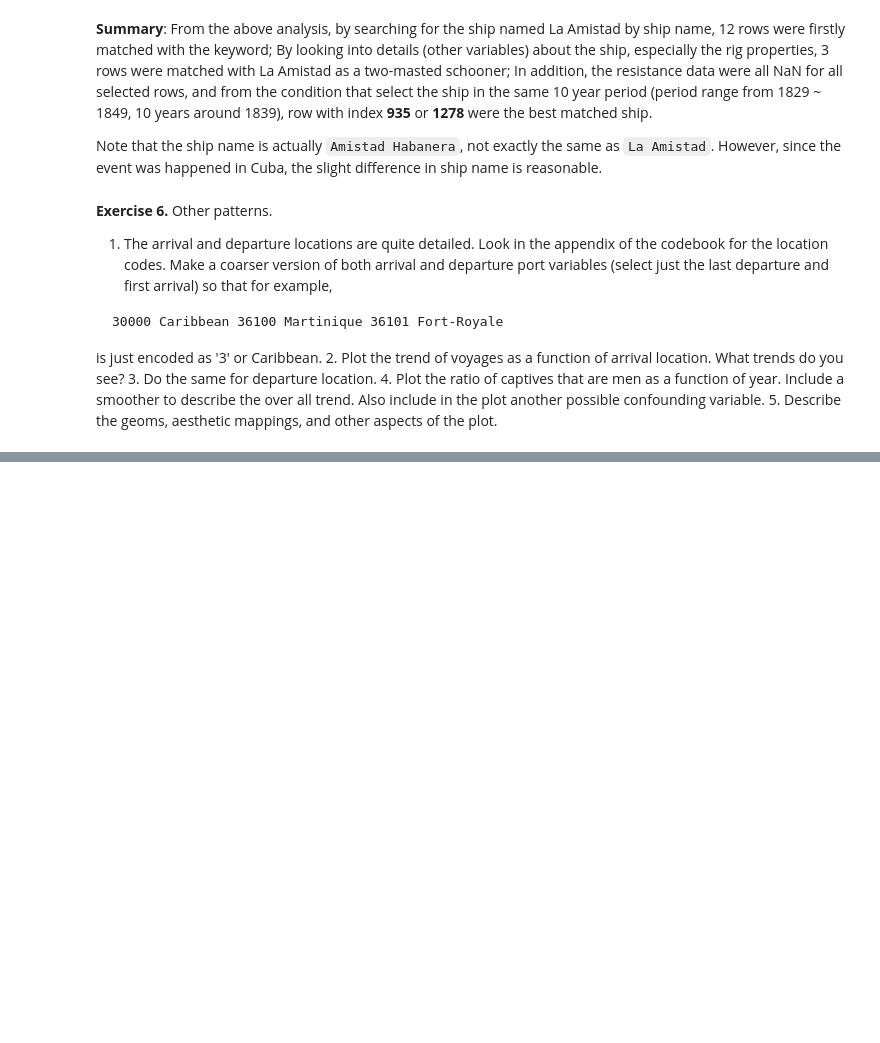
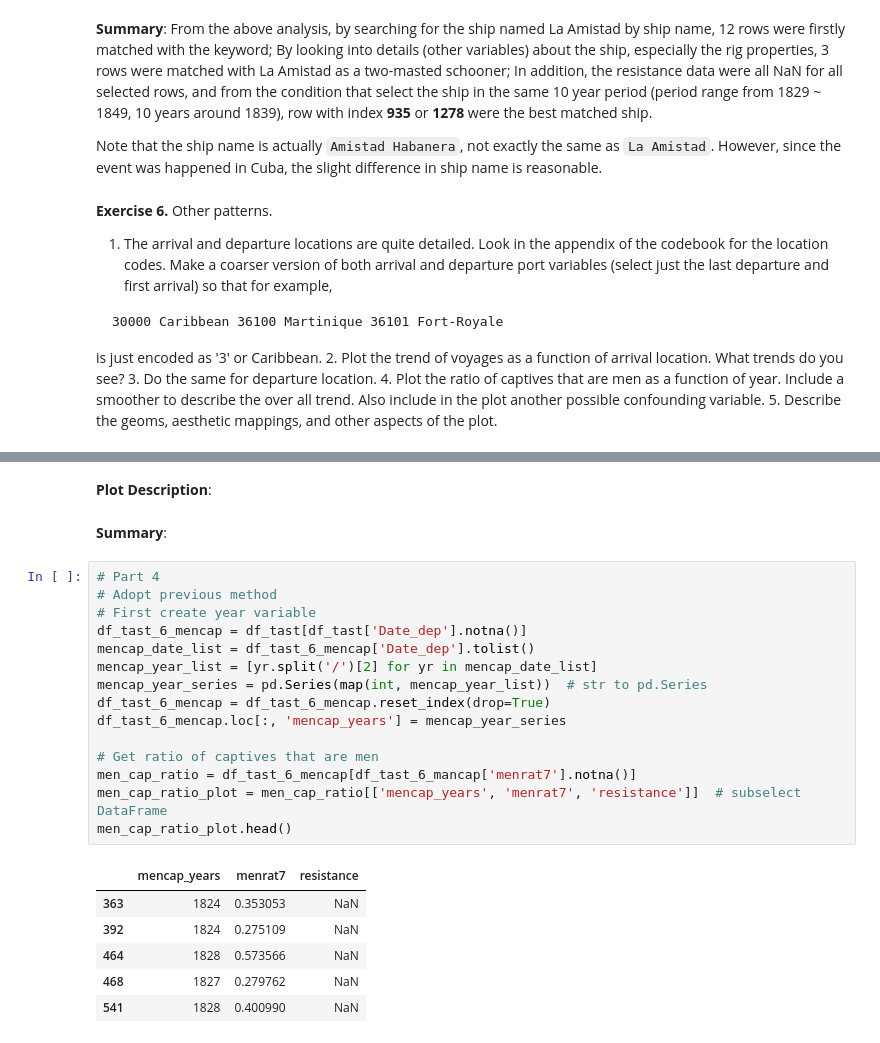
Before and after one commit to Chenghan-Sun/DS-Projects, a Jupyter notebook: 220_midterm/midterm.ipynb, the cells around one changed output, grey strips where cells are left out. Cells and saved outputs as stored; diff of their text form; blank space fills up the shorter version.

```diff
--- a/220_midterm/midterm.ipynb
+++ b/220_midterm/midterm.ipynb
@@ -573,0 +613,26 @@ rigdf
+# %% [markdown]
+**Plot Description**:
+# %% [markdown]
+**Summary**:
+# %%
+# Part 4
+# Adopt previous method
+# First create year variable
+df_tast_6_mencap = df_tast[df_tast['Date_dep'].notna()]
+mencap_date_list = df_tast_6_mencap['Date_dep'].tolist()
+mencap_year_list = [yr.split('/')[2] for yr in mencap_date_list]
+mencap_year_series = pd.Series(map(int, mencap_year_list))  # str to pd.Series
+df_tast_6_mencap = df_tast_6_mencap.reset_index(drop=True)
+df_tast_6_mencap.loc[:, 'mencap_years'] = mencap_year_series
+
+# Get ratio of captives that are men
+men_cap_ratio = df_tast_6_mencap[df_tast_6_mancap['menrat7'].notna()]
+men_cap_ratio_plot = men_cap_ratio[['mencap_years', 'menrat7', 'resistance']]  # subselect DataFrame
+men_cap_ratio_plot.head()
+# %% [output]
+|  | mencap_years | menrat7 | resistance |
+| 363 | 1824 | 0.353053 | NaN |
+| 392 | 1824 | 0.275109 | NaN |
+| 464 | 1828 | 0.573566 | NaN |
+| 468 | 1827 | 0.279762 | NaN |
+| 541 | 1828 | 0.400990 | NaN |
```
Also changed, not shown: parts of 8 cells of this notebook.
